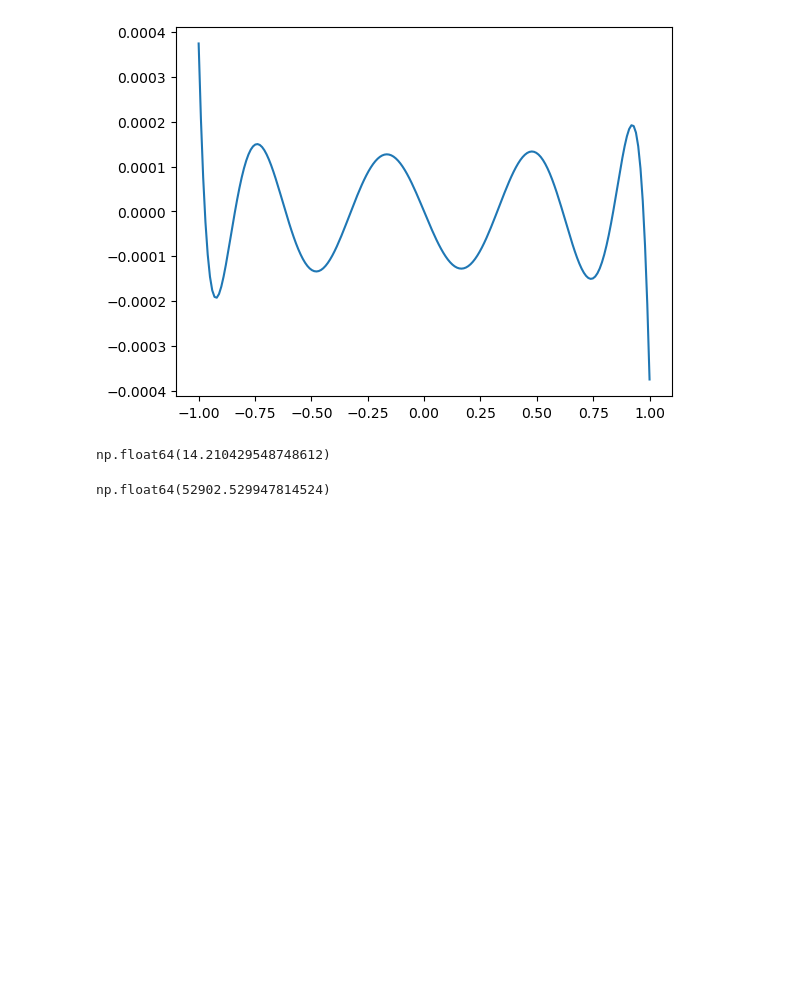
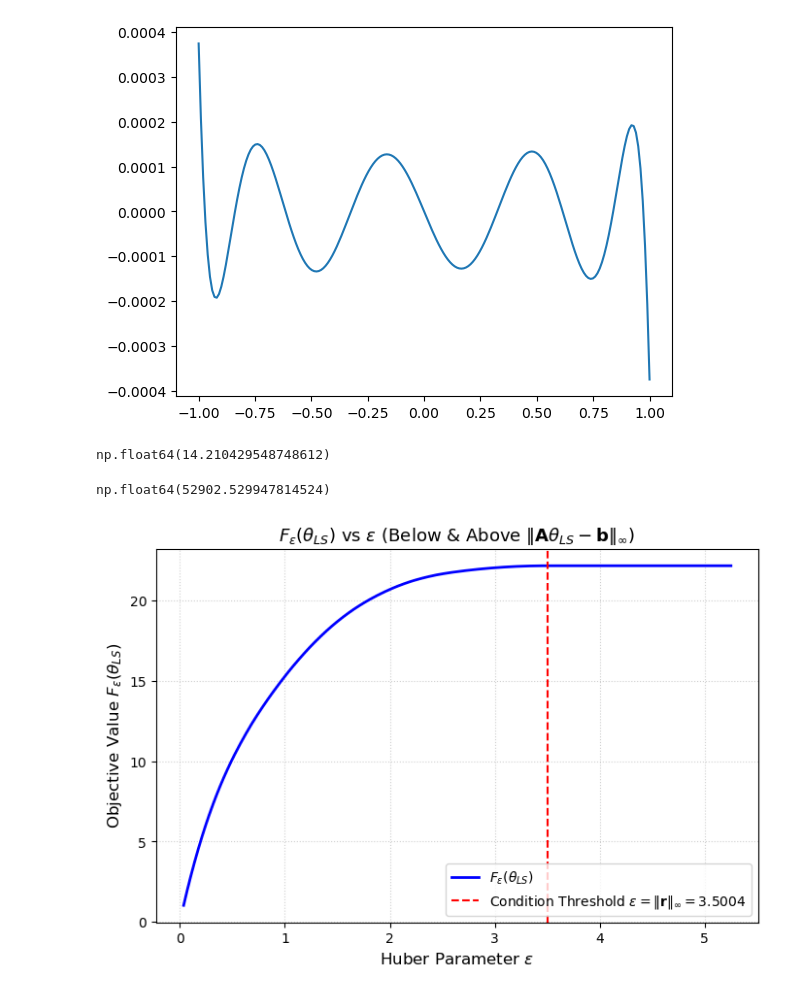
Before and after one commit to db423/Optimisation, a Jupyter notebook: Optimisation_coursework/cw.ipynb, the cells around one changed output. Cells and saved outputs as stored; diff of their text form; code cells hidden in the pictures; blank space fills up the shorter version.

```diff
--- a/Optimisation_coursework/cw.ipynb
+++ b/Optimisation_coursework/cw.ipynb
@@ -92,3 +94,44 @@ for i in range(200):
 np.linalg.cond(A3.T@A3)
 # %% [output]
 np.float64(52902.529947814524)
+# %%
+
+# 1. Define the element-wise Huber loss
+def huber_loss(t, eps):
+    return np.where(np.abs(t) <= eps, 0.5 * t**2, eps * (np.abs(t) - 0.5 * eps))
+
+# 2. Residuals & max norm condition
+res = A @ theta_ls - b
+max_res = np.max(np.abs(res))  # ||A*theta_LS - b||_infty
+
+# 3. Create a range of epsilon values (from slightly above 0 to max_res * 1.5)
+eps_values = np.linspace(0.01 * max_res, 1.5 * max_res, 300)
+f_values = []
+
+# 4. Compute F_eps(theta_LS) for each epsilon
+for eps in eps_values:
+    # Sum Huber loss across all residual elements
+    F_eps = np.sum(huber_loss(res, eps))
+    f_values.append(F_eps)
+
+# 5. Distance from the condition: (max_res - epsilon)
+# Positive distance = epsilon is BELOW the condition (epsilon < max_res)
+# Negative distance = epsilon is ABOVE the condition (epsilon > max_res)
+distance_from_condition = max_res - eps_values
+
+# --- Plotting ---
+plt.figure(figsize=(8, 5))
+plt.plot(eps_values, f_values, label=r'$F_\epsilon(\theta_{LS})$', color='blue', linewidth=2)
+
+# Vertical line at the threshold epsilon = ||A*theta_LS - b||_infty
+plt.axvline(x=max_res, color='red', linestyle='--',
+            label=rf'Condition Threshold $\epsilon = \|\mathbf{{r}}\|_{{\infty}} = {max_res:.4f}$')
+
+plt.xlabel(r'Huber Parameter $\epsilon$', fontsize=12)
+plt.ylabel(r'Objective Value $F_\epsilon(\theta_{LS})$', fontsize=12)
+plt.title(r'$F_\epsilon(\theta_{LS})$ vs $\epsilon$ (Below & Above $\|\mathbf{A}\theta_{LS} - \mathbf{b}\|_\infty$)', fontsize=13)
+plt.legend()
+plt.grid(True, linestyle=':', alpha=0.6)
+plt.show()
+# %% [output]
+[figure, added]
```
Also changed, not shown: parts of 8 cells of this notebook, 1 other file.
